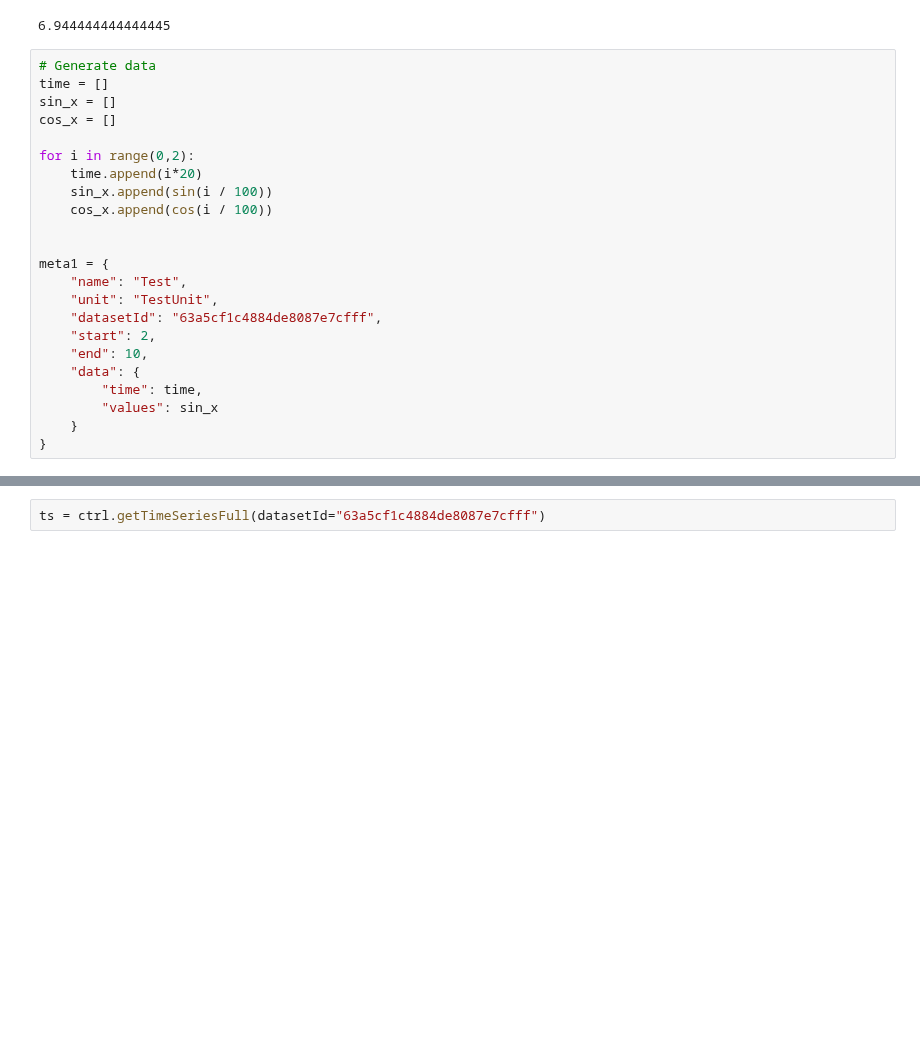
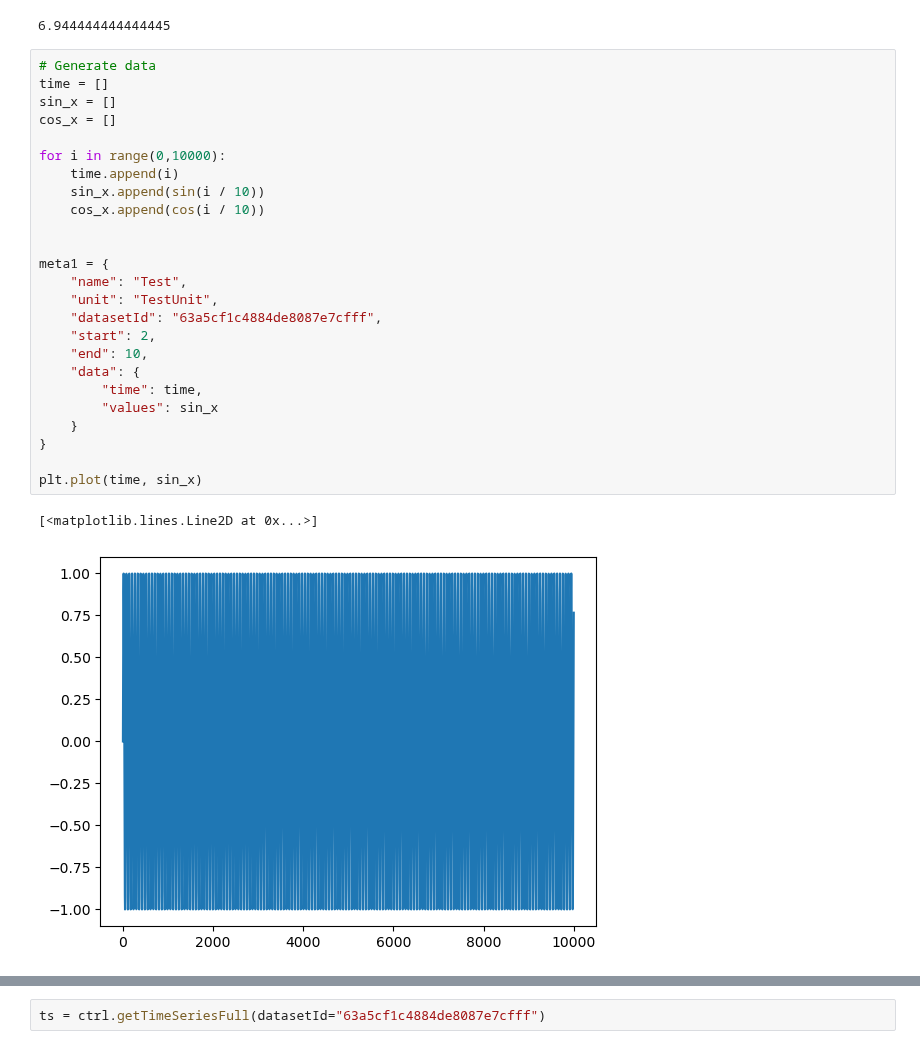
Before and after one commit to edge-ml/Dataset-store, a Jupyter notebook: test_binary.ipynb, the cells around one changed output, grey strips where cells are left out. Drawn from its saved outputs; the diff is of its cells as text; blank space fills up the shorter version.

```diff
--- a/test_binary.ipynb
+++ b/test_binary.ipynb
@@ -21,23 +18,28 @@ print(h)
 # %%
 # Generate data
 time = []
 sin_x = []
 cos_x = []
 
-for i in range(0,2):
-    time.append(i*20)
-    sin_x.append(sin(i / 100))
-    cos_x.append(cos(i / 100))
+for i in range(0,10000):
+    time.append(i)
+    sin_x.append(sin(i / 10))
+    cos_x.append(cos(i / 10))
 
 
 meta1 = {
     "name": "Test",
     "unit": "TestUnit",
     "datasetId": "63a5cf1c4884de8087e7cfff",
     "start": 2,
     "end": 10,
     "data": {
         "time": time,
         "values": sin_x
     }
 }
+
+plt.plot(time, sin_x)
+# %% [output]
+[<matplotlib.lines.Line2D at 0x...>]
+[figure, added]
```
Also changed, not shown: parts of 5 cells of this notebook, 5 other files.
